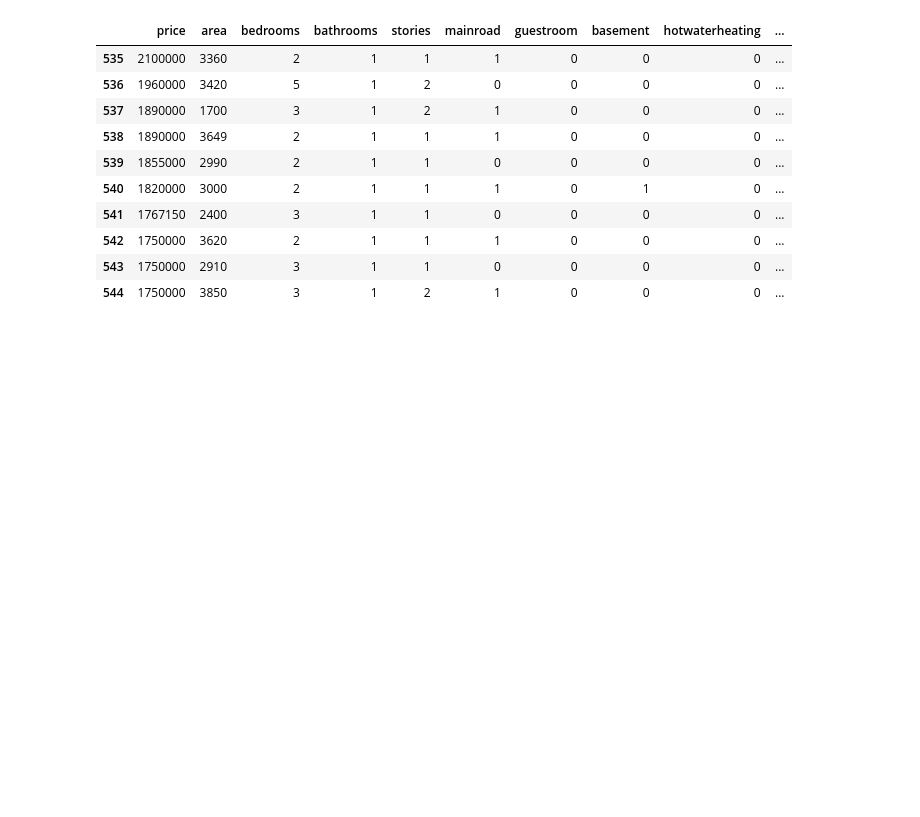
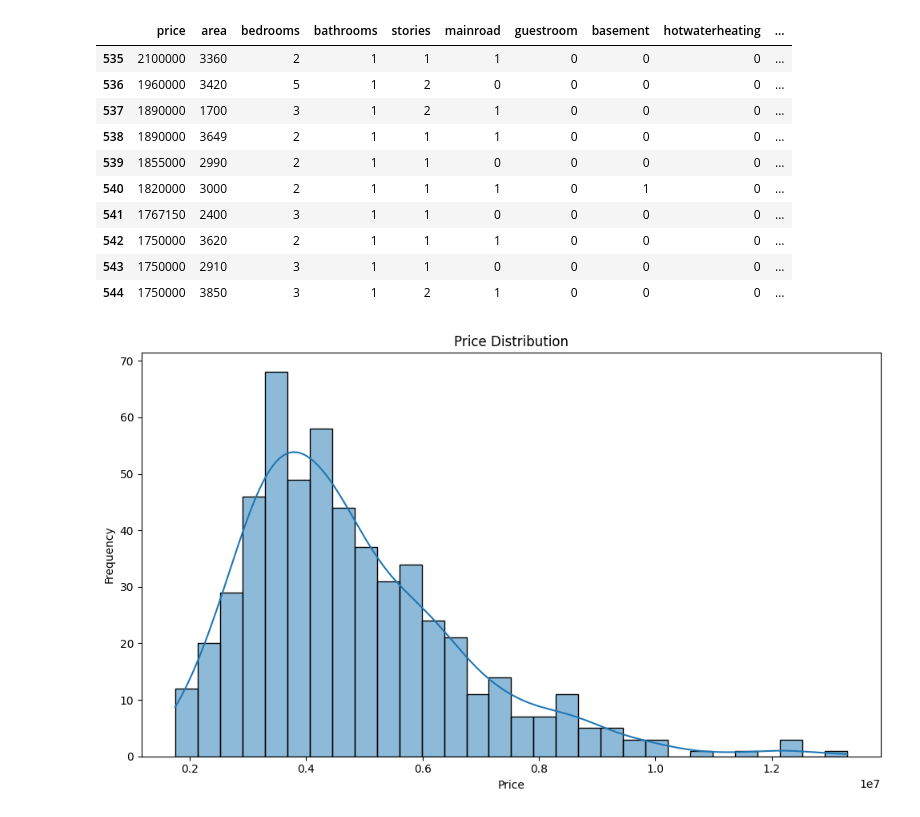
Before and after one commit to sarathir-dev/house-price-prediction-model, a Jupyter notebook: notebooks/Model-Training.ipynb, the cells around one changed output. Cells and saved outputs as stored; diff of their text form; code cells hidden in the pictures; blank space fills up the shorter version.

```diff
--- a/notebooks/Model-Training.ipynb
+++ b/notebooks/Model-Training.ipynb
@@ -38,6 +45,10 @@ for col in binary_cols:
         )
 # %%
 df = pd.get_dummies(df, columns=['furnishingstatus'], drop_first=True)
+# %%
+df['total_rooms'] = df['bedrooms'] + df['bathrooms']
+df['area_per_room'] = df['area'] / df['total_rooms']
+df['area_per_bedroom'] = df['area'] / df['bedrooms']
 # %%
 df.tail(10)
 # %% [output]
@@ -52,3 +63,13 @@ df.tail(10)
 | 542 | 1750000 | 3620 | 2 | 1 | 1 | 1 | 0 | 0 | 0 | ... |
 | 543 | 1750000 | 2910 | 3 | 1 | 1 | 0 | 0 | 0 | 0 | ... |
 | 544 | 1750000 | 3850 | 3 | 1 | 2 | 1 | 0 | 0 | 0 | ... |
+# %%
+plt.figure(figsize=(10, 6))
+sns.histplot(df['price'], bins=30, kde=True)
+plt.title("Price Distribution")
+plt.xlabel("Price")
+plt.ylabel("Frequency")
+plt.tight_layout()
+plt.show()
+# %% [output]
+[figure, added]
```
Also changed, not shown: parts of 28 cells of this notebook, 1 other file.
